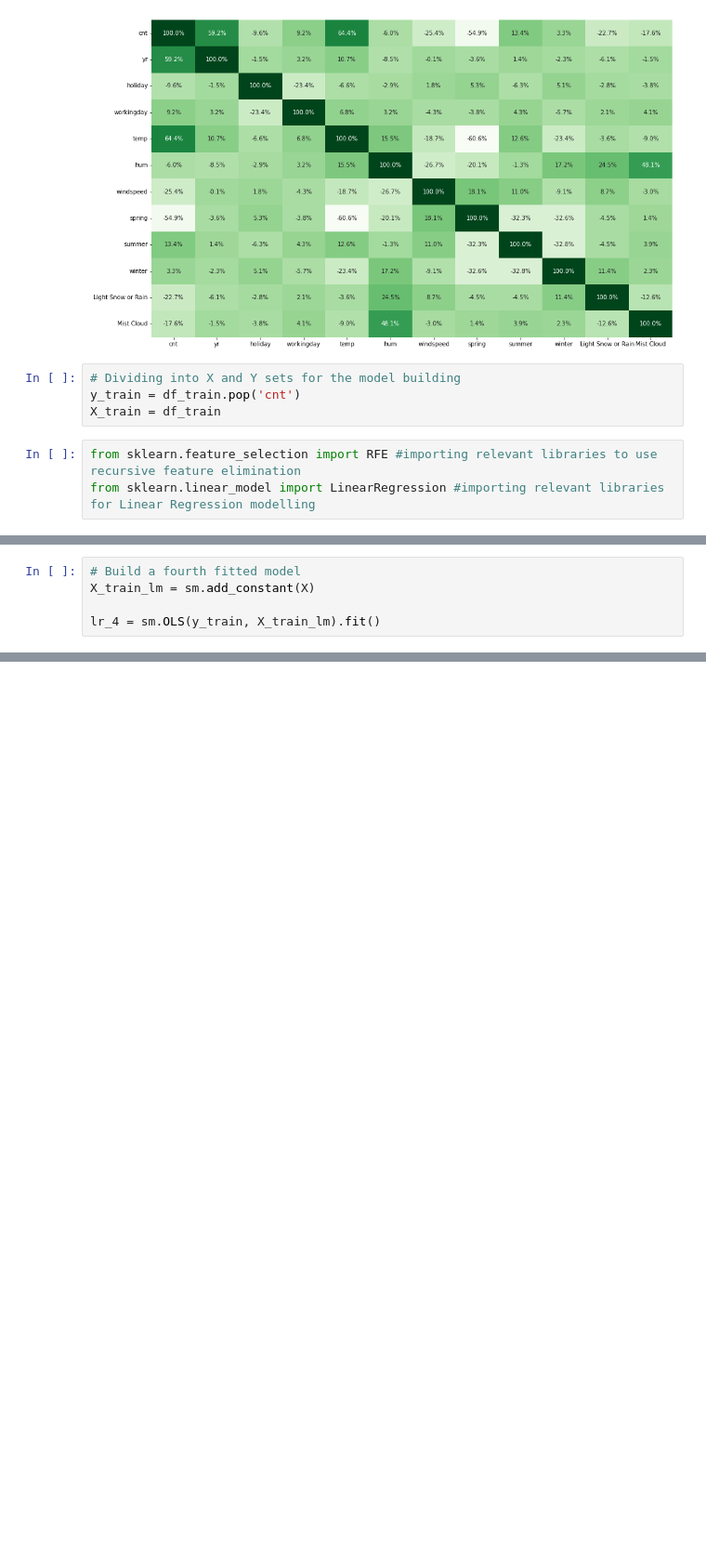
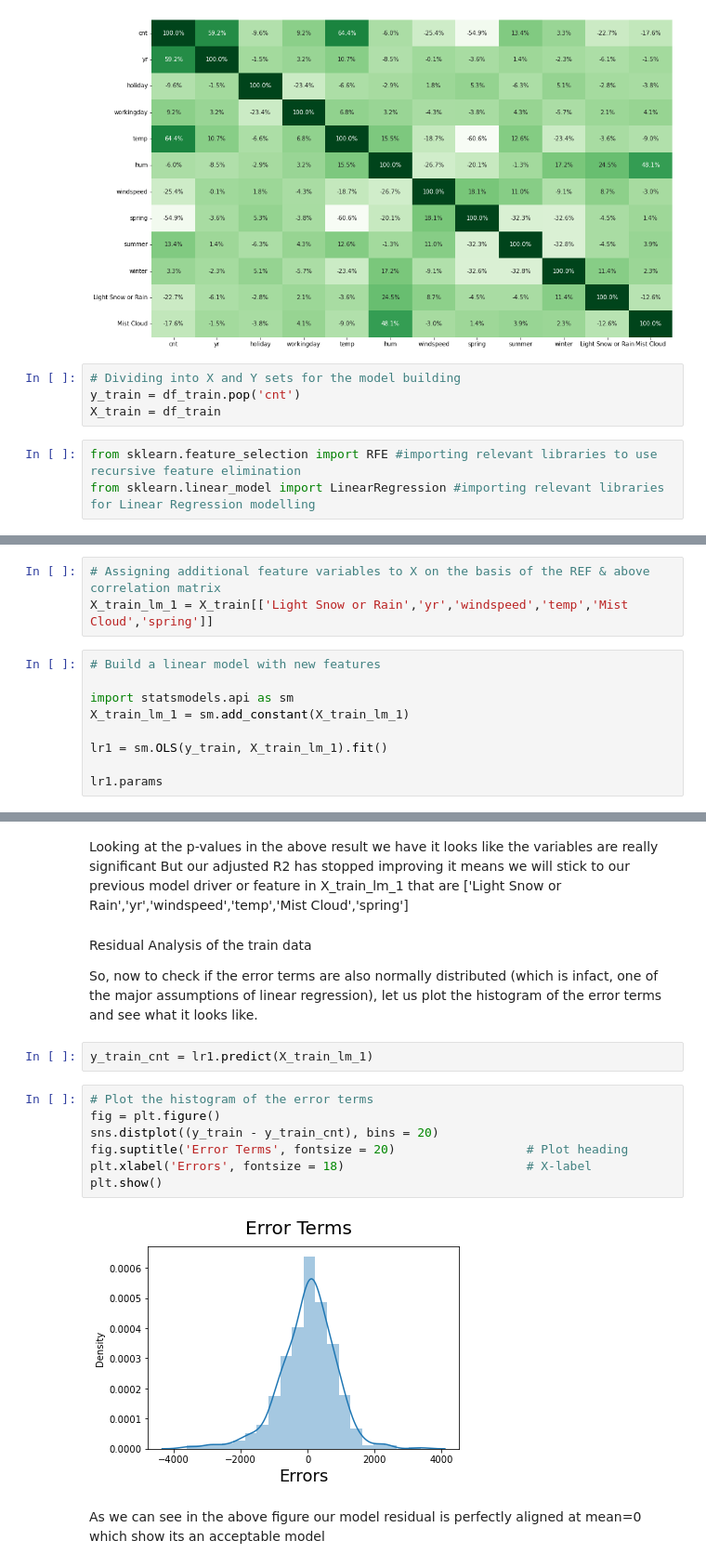
Before and after one commit to theshivmalhotra/BoomBikes_CaseStudy, a Jupyter notebook: BoomBikes.ipynb, the cells around one changed output, grey strips where cells are left out. Shown at 93% size. Saved outputs shown, nothing was run; the diff lists cells and outputs as text; blank space fills up the shorter version.

```diff
--- a/BoomBikes.ipynb
+++ b/BoomBikes.ipynb
@@ -382,5 +330,0 @@ X = X.drop('new_cases', axis=1)
-# %%
-# Build a fourth fitted model
-X_train_lm = sm.add_constant(X)
-
-lr_4 = sm.OLS(y_train, X_train_lm).fit()
@@ -420,0 +355,12 @@ df_test[num_vars] = scaler.transform(df_test[num_vars])
+# %%
+# Assigning additional feature variables to X on the basis of the REF & above correlation matrix
+X_train_lm_1 = X_train[['Light Snow or Rain','yr','windspeed','temp','Mist Cloud','spring']]
+# %%
+# Build a linear model with new features
+
+import statsmodels.api as sm
+X_train_lm_1 = sm.add_constant(X_train_lm_1)
+
+lr1 = sm.OLS(y_train, X_train_lm_1).fit()
+
+lr1.params
@@ -420,0 +447,20 @@ df_test[num_vars] = scaler.transform(df_test[num_vars])
+# %% [markdown]
+Looking at the p-values in the above result we have it looks like the variables are really significant
+But our adjusted R2 has stopped improving it means we will stick to our previous model driver or feature in X_train_lm_1  that are ['Light Snow or Rain','yr','windspeed','temp','Mist Cloud','spring']
+# %% [markdown]
+Residual Analysis of the train data
+
+So, now to check if the error terms are also normally distributed (which is infact, one of the major assumptions of linear regression), let us plot the histogram of the error terms and see what it looks like.
+# %%
+y_train_cnt = lr1.predict(X_train_lm_1)
+# %%
+# Plot the histogram of the error terms
+fig = plt.figure()
+sns.distplot((y_train - y_train_cnt), bins = 20)
+fig.suptitle('Error Terms', fontsize = 20)                  # Plot heading
+plt.xlabel('Errors', fontsize = 18)                         # X-label
+plt.show()
+# %% [output]
+[figure, added]
+# %% [markdown]
+As we can see in the above figure our model residual is perfectly aligned at mean=0 which show its an acceptable model
```
Also changed, not shown: parts of 69 cells of this notebook.
